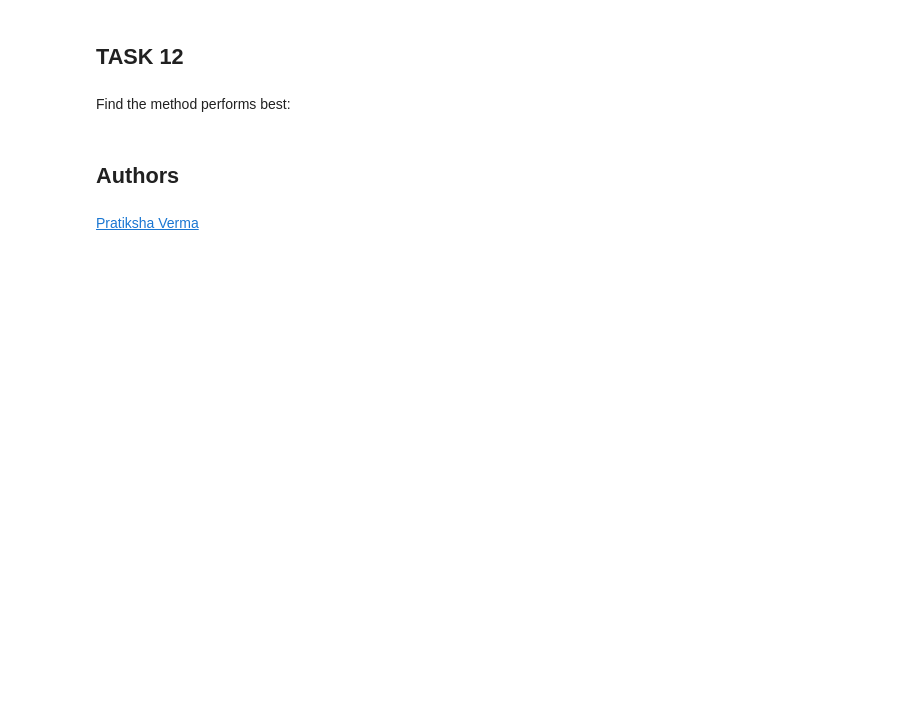
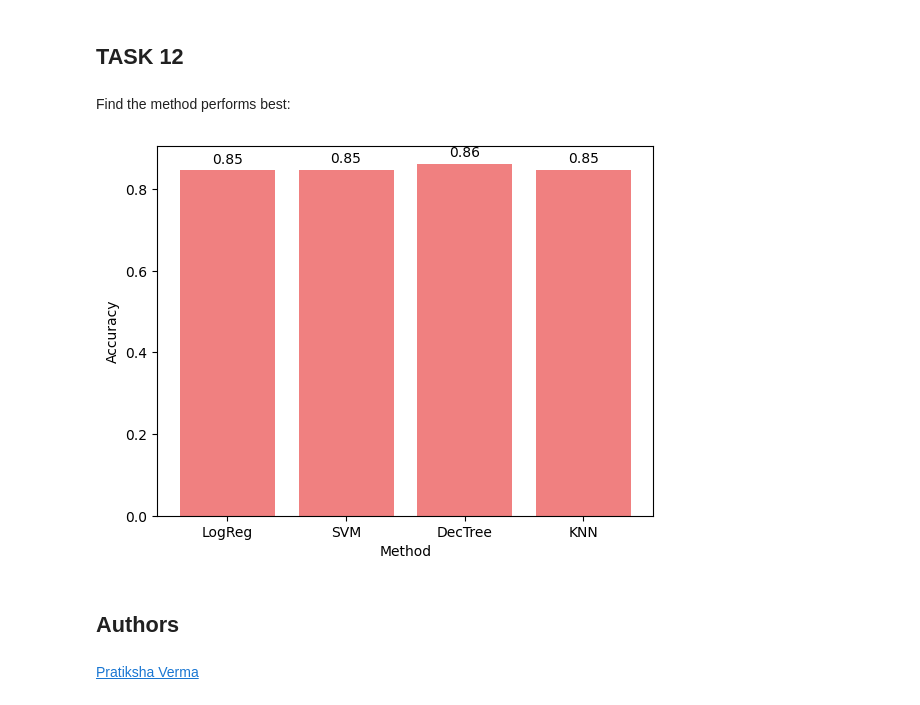
Before and after one commit to jordi-bee/datasciencestudy, a Jupyter notebook: SpaceX_Machine Learning Prediction_Part_5.ipynb, the cells around one changed output. Drawn from its saved outputs; the diff is of its cells as text; code cells hidden in the pictures; blank space fills up the shorter version.

```diff
--- a/SpaceX_Machine Learning Prediction_Part_5.ipynb
+++ b/SpaceX_Machine Learning Prediction_Part_5.ipynb
@@ -283,7 +282,7 @@ Create a decision tree classifier object then  create a  <code>GridSearchCV</cod
 parameters = {'criterion': ['gini', 'entropy'],
      'splitter': ['best', 'random'],
      'max_depth': [2*n for n in range(1,10)],
-     'max_features': ['log2', 'sqrt'],
+     'max_features': ['auto', 'sqrt'],
      'min_samples_leaf': [1, 2, 4],
      'min_samples_split': [2, 5, 10]}
 
@@ -372,3 +384,19 @@ logreg, svm, knn
+# %%
+methods=["LogReg", "SVM", "DecTree", "KNN"]
+accuracy=[logreg_cv.best_score_, svm_cv.best_score_, tree_cv.best_score_, knn_cv.best_score_]
+fig, ax = plt.subplots()
+bars = ax.bar(methods, accuracy, color='lightcoral')
+
+# Add numerical values on top of bars
+ax.bar_label(bars, fmt='%.2f', padding=3)
+
+# plt.show()
+# plt.bar(methods, accuracy, color="blue", width=0.3)
+plt.xlabel("Method")
+plt.ylabel("Accuracy")
+plt.show()
+# %% [output]
+[figure, added]
 # %% [markdown]
 ## Authors
 # %% [markdown]
```
Also changed, not shown: parts of 10 cells of this notebook.
